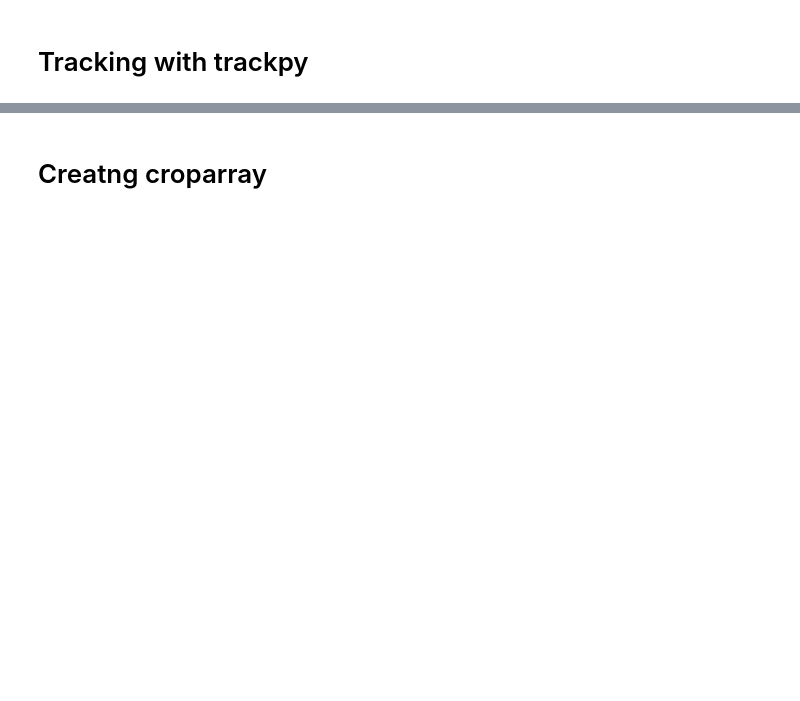
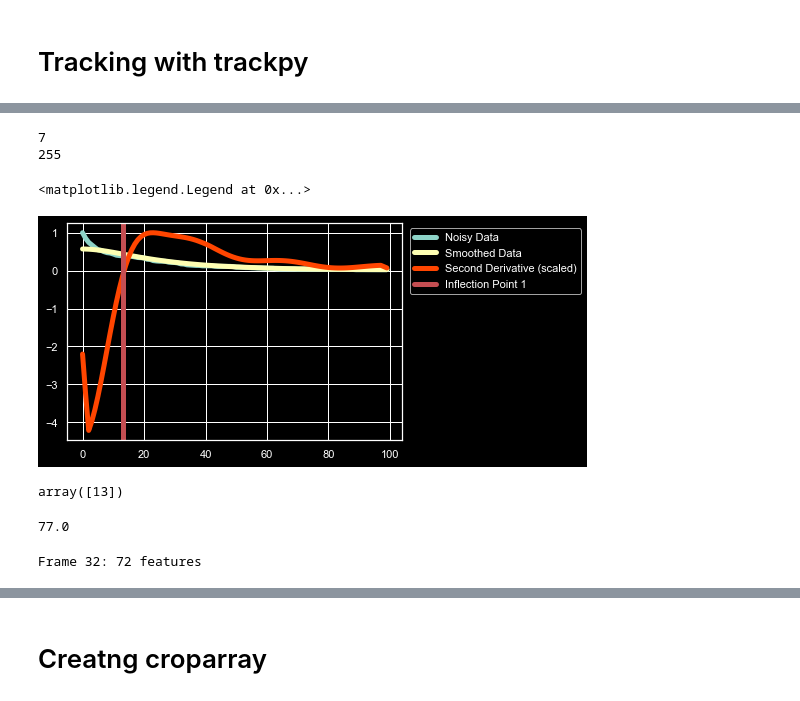
Before and after one commit to Colorado-State-University-Stasevich-Lab/croparray, a Jupyter notebook: notebooks/ToolDevelopment_Trackpy.ipynb, the cells around one changed output, grey strips where cells are left out. Drawn from its saved outputs; the diff is of its cells as text; code cells hidden in the pictures; blank space fills up the shorter version.

```diff
--- a/notebooks/ToolDevelopment_Trackpy.ipynb
+++ b/notebooks/ToolDevelopment_Trackpy.ipynb
@@ -81,0 +88,41 @@ plt.imshow(myimg,cmap='gray')
+# %%
+print(np.amin(video2D))
+
+print(np.amax(video2D))
+# %% [output]
+7
+255
+# %%
+# https://stackoverflow.com/a/62538912/14672920
+# Optimization process for selecting intensity
+raw = num_spots/ np.max(num_spots)
+# smooth
+smooth = gaussian_filter1d(raw, 10)
+# compute second derivative
+smooth_d2 = np.gradient(np.gradient(smooth))
+# find switching points
+infls = np.where(np.diff(np.sign(smooth_d2)))[0]
+# plot results
+plt.plot(raw, label='Noisy Data',linewidth=5)
+plt.plot(smooth, label='Smoothed Data',linewidth=5)
+plt.plot(smooth_d2 / np.max(smooth_d2), label='Second Derivative (scaled)',color='orangered',linewidth=5)
+for i, infl in enumerate(infls, 1):
+    plt.axvline(x=infl, color='r', label=f'Inflection Point {i}',linewidth=5)
+plt.legend(bbox_to_anchor=(1.55, 1.0))
+# %% [output]
+<matplotlib.legend.Legend at 0x...>
+[figure, added]
+# %%
+infls
+# %% [output]
+array([13])
+# %%
+selected_minmass = np.round(tested_intensities [infls[0]],0)
+selected_minmass
+# %% [output]
+77.0
+# %%
+# Batch process
+f = tp.batch(video2D, diameter=particle_diameter,minmass=selected_minmass)
+# %% [output]
+Frame 32: 72 features
```
Also changed, not shown: parts of 27 cells of this notebook.
